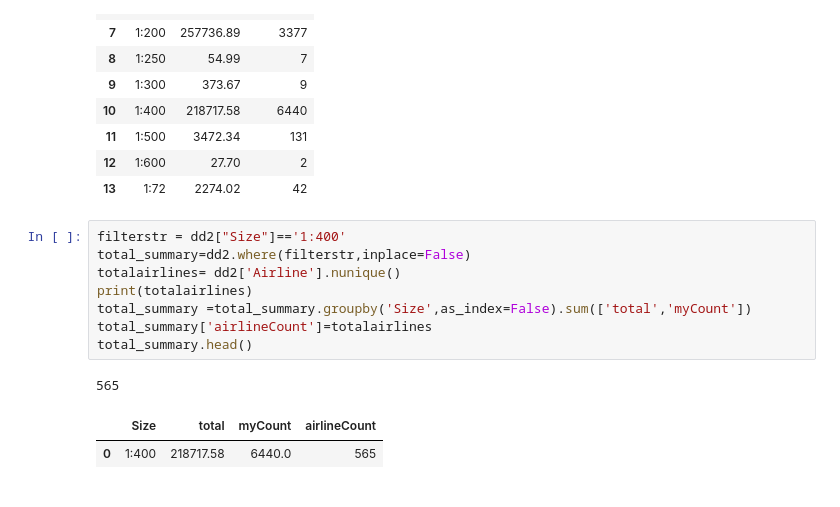
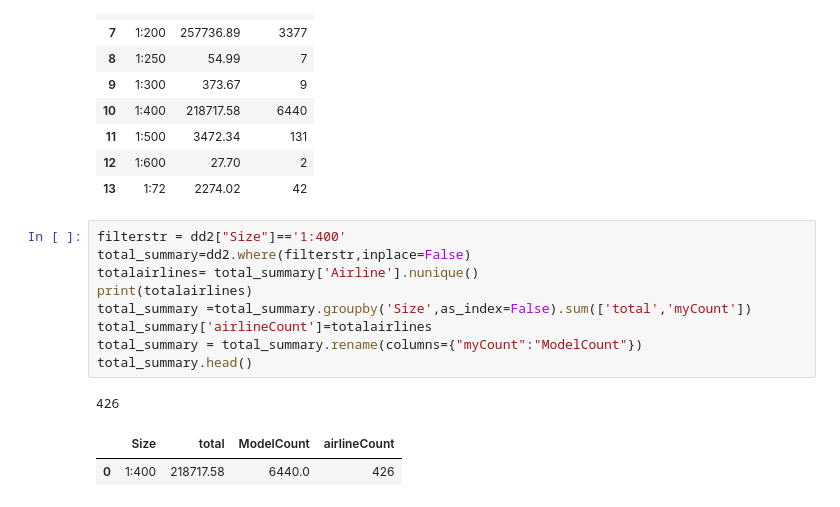
Before and after one commit to arinmuk/aircraft, a Jupyter notebook: db/aircraft_graphs.ipynb, the cells around one changed output. Drawn from its saved outputs; the diff is of its cells as text.

```diff
--- a/db/aircraft_graphs.ipynb
+++ b/db/aircraft_graphs.ipynb
@@ -659,12 +663,13 @@ total_summary_all
 # %%
 filterstr = dd2["Size"]=='1:400'
 total_summary=dd2.where(filterstr,inplace=False)
-totalairlines= dd2['Airline'].nunique()
+totalairlines= total_summary['Airline'].nunique()
 print(totalairlines)
 total_summary =total_summary.groupby('Size',as_index=False).sum(['total','myCount'])
 total_summary['airlineCount']=totalairlines
+total_summary = total_summary.rename(columns={"myCount":"ModelCount"})
 total_summary.head()
 # %% [output]
-565
+426
-|  | Size | total | myCount | airlineCount |
-| 0 | 1:400 | 218717.58 | 6440.0 | 565 |
+|  | Size | total | ModelCount | airlineCount |
+| 0 | 1:400 | 218717.58 | 6440.0 | 426 |
```
Also changed, not shown: parts of 1 cell of this notebook, 4 other files.
